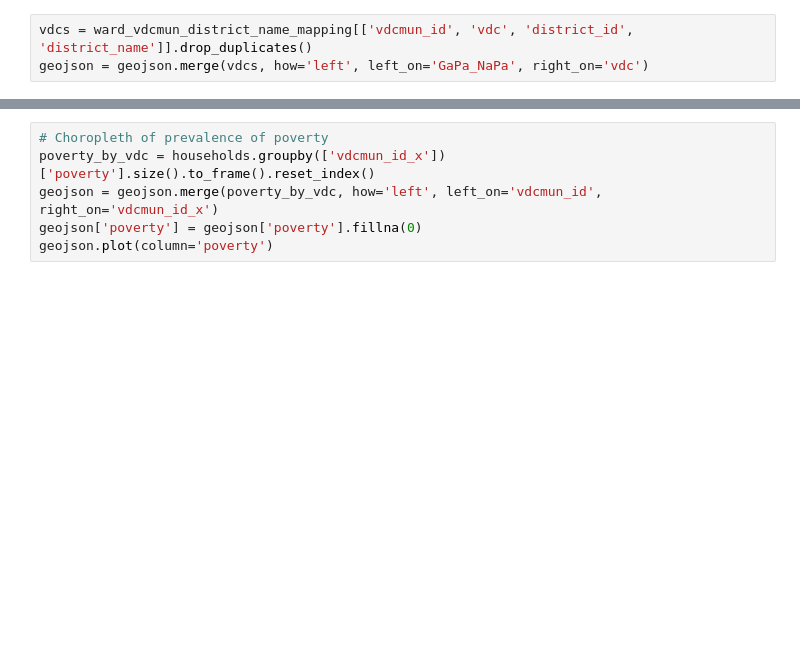
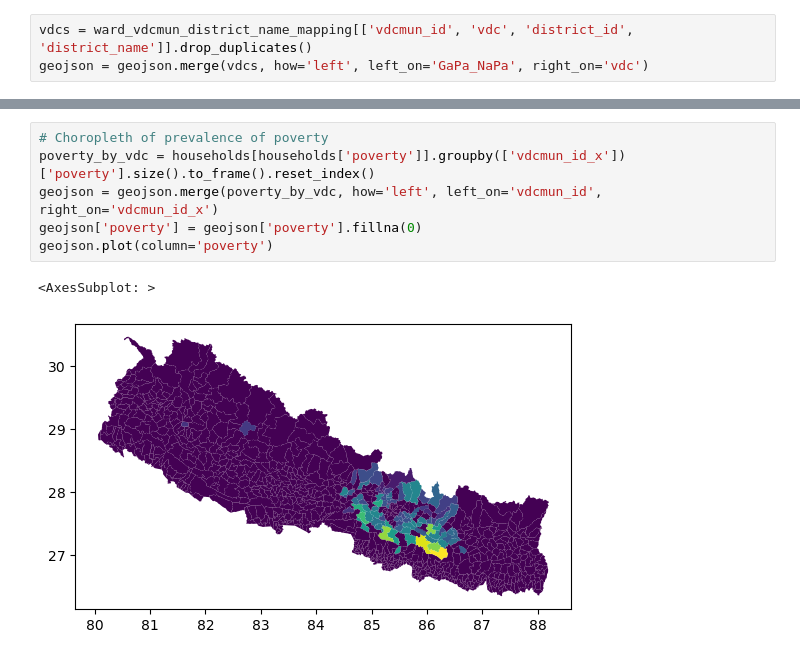
Before and after one commit to pnabutovsky/nepal-earthquake-2015, a Jupyter notebook: earthquake-2015.ipynb, the cells around one changed output, grey strips where cells are left out. Cells and saved outputs as stored; diff of their text form; blank space fills up the shorter version.

```diff
--- a/earthquake-2015.ipynb
+++ b/earthquake-2015.ipynb
@@ -125,8 +285,11 @@ geojson.plot(column='damage_grade_numeric_p')
 # %%
 # Choropleth of prevalence of poverty
-poverty_by_vdc = households.groupby(['vdcmun_id_x'])['poverty'].size().to_frame().reset_index()
+poverty_by_vdc = households[households['poverty']].groupby(['vdcmun_id_x'])['poverty'].size().to_frame().reset_index()
 geojson = geojson.merge(poverty_by_vdc, how='left', left_on='vdcmun_id', right_on='vdcmun_id_x')
 geojson['poverty'] = geojson['poverty'].fillna(0)
 geojson.plot(column='poverty')
+# %% [output]
+<AxesSubplot: >
+[figure, added]
 # %%
 # Choropleth of prevalence of poverty - perturbed
```
Also changed, not shown: parts of 22 cells of this notebook, 3 other files.
